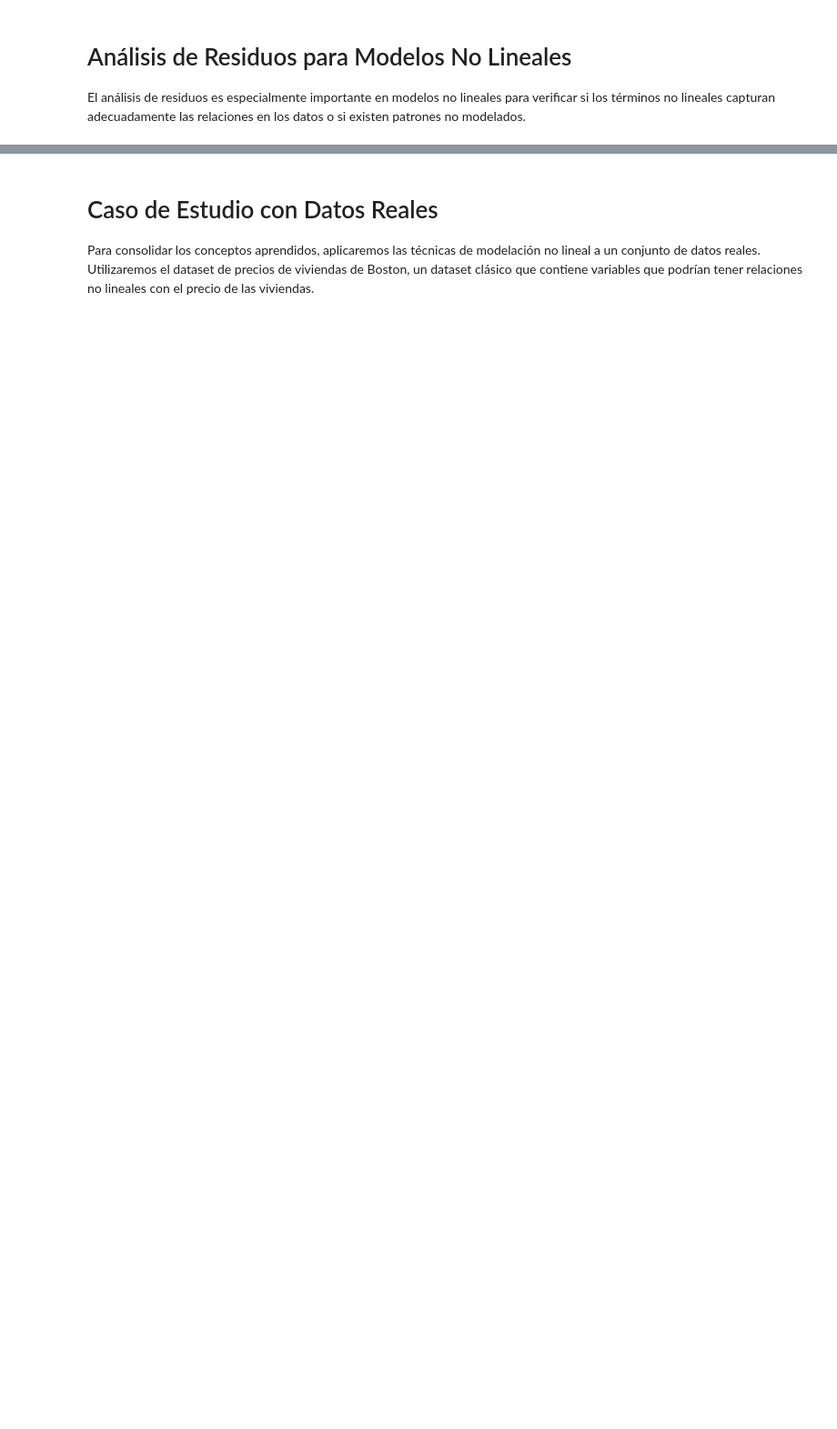
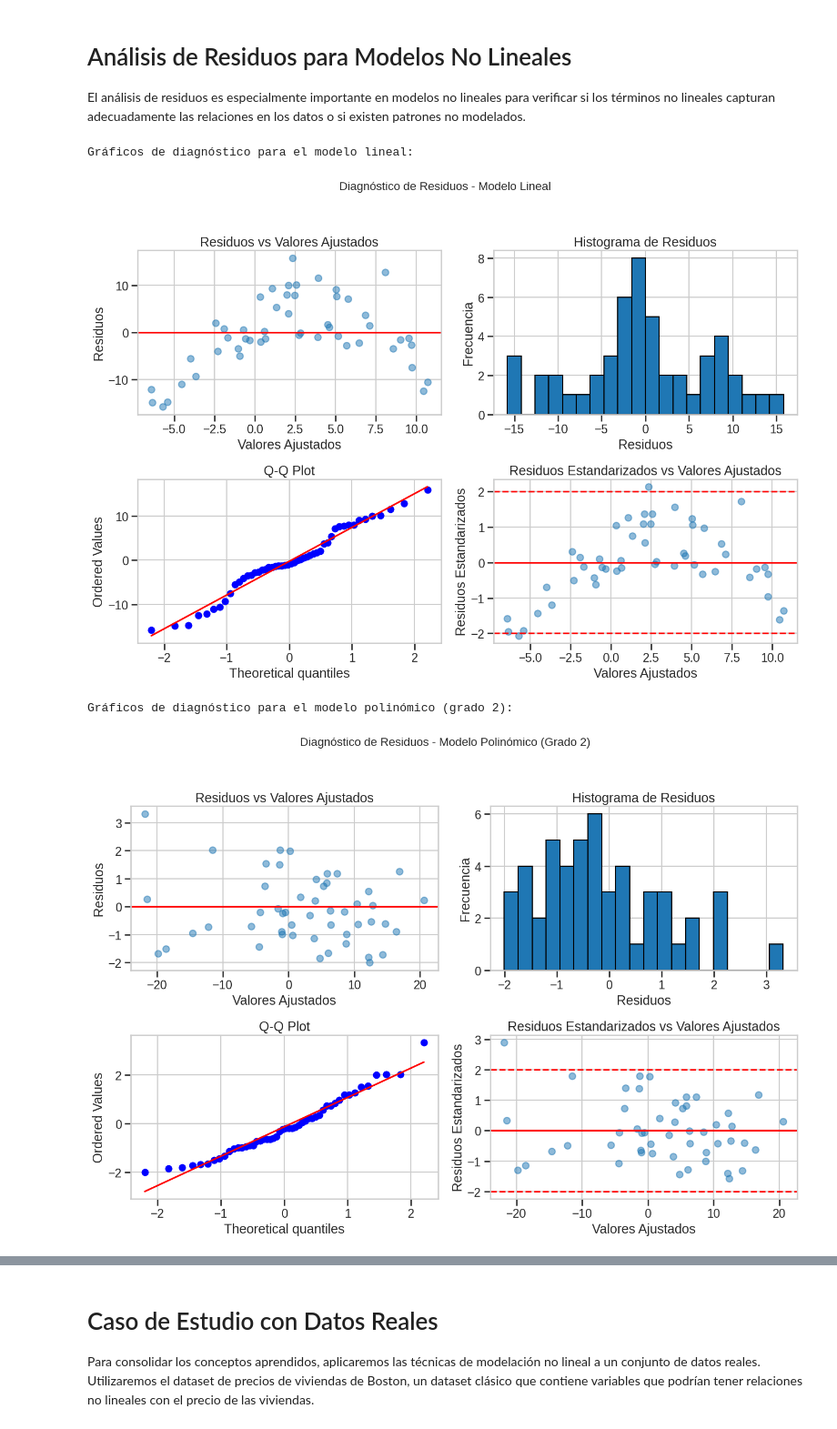
Before and after one commit to Izainea/usta_modelos_lineales, a Jupyter notebook: Taller_9.ipynb, the cells around one changed output, grey strips where cells are left out. Shown at 91% size. Cells and saved outputs as stored; diff of their text form; code cells hidden in the pictures; blank space fills up the shorter version.

```diff
--- a/Taller_9.ipynb
+++ b/Taller_9.ipynb
@@ -908,33 +1020,38 @@ alpha = 0.05
 _, p_value_lineal = stats.shapiro(residuos_lineal)
 print(f"Modelo Lineal: p-value = {p_value_lineal:.4f}")
 print(f"{'Los residuos son normales' if p_value_lineal > alpha else 'Los residuos NO son normales'}")
 
 _, p_value_poly2 = stats.shapiro(residuos_poly2)
 print(f"Modelo Polinómico (Grado 2): p-value = {p_value_poly2:.4f}")
 print(f"{'Los residuos son normales' if p_value_poly2 > alpha else 'Los residuos NO son normales'}")
 
 _, p_value_final = stats.shapiro(residuos_final)
 print(f"Modelo Final (Grado {mejor_grado}): p-value = {p_value_final:.4f}")
 print(f"{'Los residuos son normales' if p_value_final > alpha else 'Los residuos NO son normales'}")
 
 # Prueba de homocedasticidad (Breusch-Pagan)
 import statsmodels.stats.diagnostic as diag
 
 print("\n" + "="*50)
 print("PRUEBAS DE HOMOCEDASTICIDAD EN RESIDUOS (BREUSCH-PAGAN)")
 print("="*50)
 
 # Para el modelo lineal
-bp_test_lineal = diag.het_breuschpagan(residuos_lineal, sm.add_constant(y_pred_lineal.reshape(-1, 1)))
+bp_test_lineal = diag.het_breuschpagan(residuos_lineal, sm.add_constant(np.array(y_pred_lineal).reshape(-1, 1)))
 print(f"Modelo Lineal: p-value = {bp_test_lineal[1]:.4f}")
 print(f"{'Varianza constante (homocedasticidad)' if bp_test_lineal[1] > alpha else 'Varianza NO constante (heterocedasticidad)'}")
 
 # Para el modelo polinómico grado 2
-bp_test_poly2 = diag.het_breuschpagan(residuos_poly2, sm.add_constant(y_pred_poly2.reshape(-1, 1)))
+bp_test_poly2 = diag.het_breuschpagan(residuos_poly2, sm.add_constant(np.array(y_pred_poly2).reshape(-1, 1)))
 print(f"Modelo Polinómico (Grado 2): p-value = {bp_test_poly2[1]:.4f}")
 print(f"{'Varianza constante (homocedasticidad)' if bp_test_poly2[1] > alpha else 'Varianza NO constante (heterocedasticidad)'}")
 
 # Para el modelo final
-bp_test_final = diag.het_breuschpagan(residuos_final, sm.add_constant(y_pred_final.reshape(-1, 1)))
+bp_test_final = diag.het_breuschpagan(residuos_final, sm.add_constant(np.array(y_pred_final).reshape(-1, 1)))
 print(f"Modelo Final (Grado {mejor_grado}): p-value = {bp_test_final[1]:.4f}")
 print(f"{'Varianza constante (homocedasticidad)' if bp_test_final[1] > alpha else 'Varianza NO constante (heterocedasticidad)'}")
+# %% [output]
+Gráficos de diagnóstico para el modelo lineal:
+[figure, added]
+Gráficos de diagnóstico para el modelo polinómico (grado 2):
+[figure, added]
```
Also changed, not shown: parts of 7 cells of this notebook, 1 other file.
